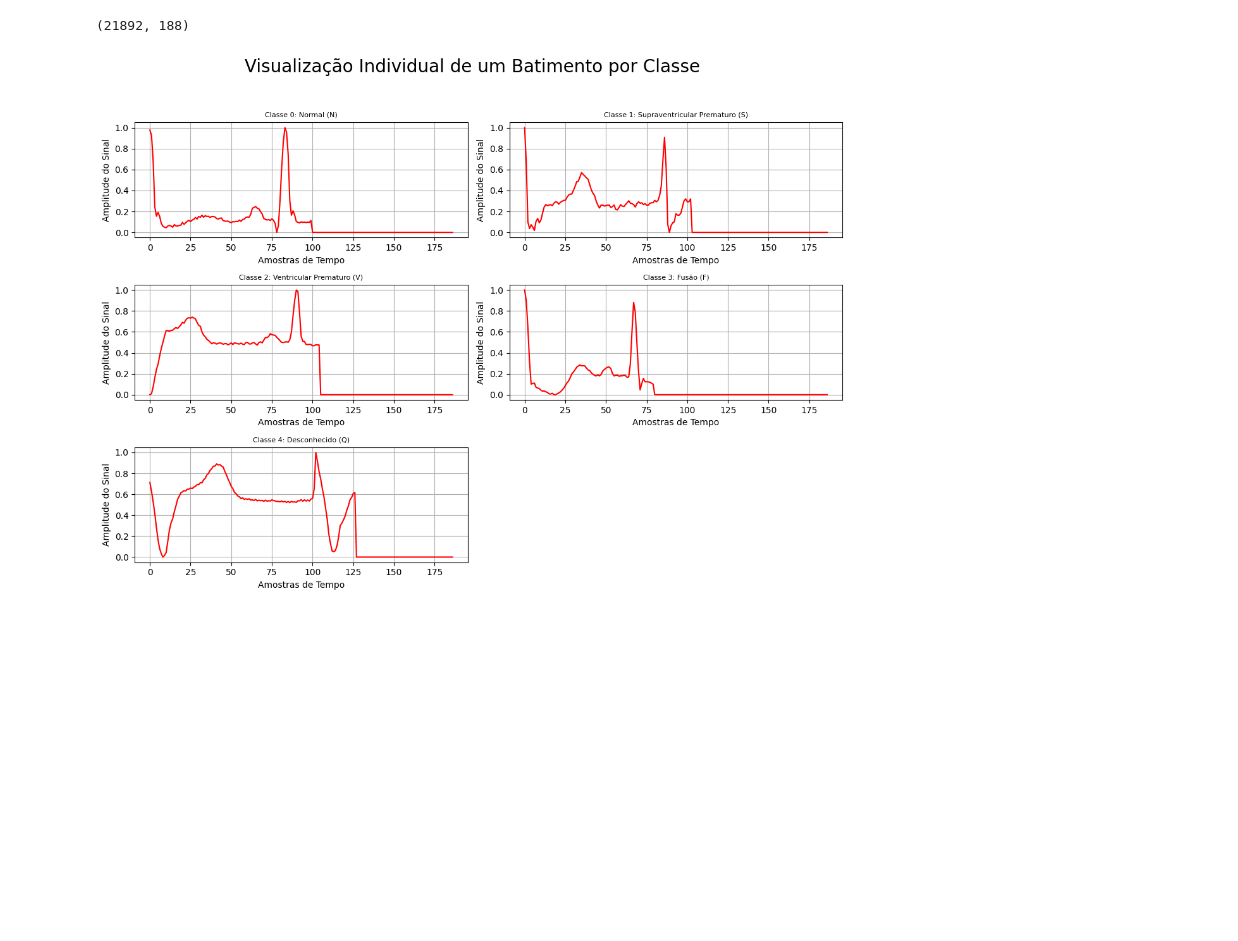
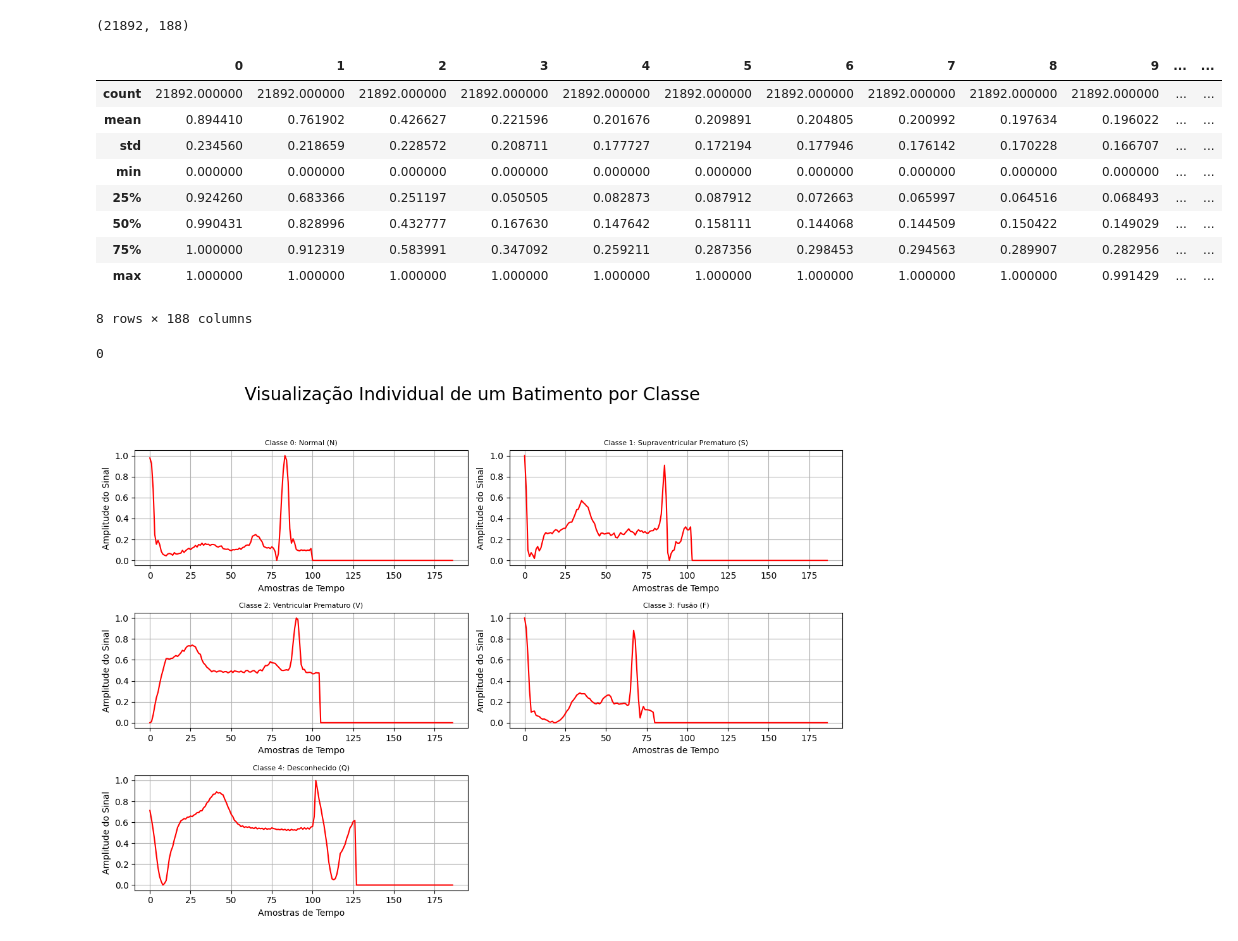
Before and after one commit to adrikll/Heartbeat-Classifier, a Jupyter notebook: analysis.ipynb, the cells around one changed output. Cells and saved outputs as stored; diff of their text form; code cells hidden in the pictures; blank space fills up the shorter version.

```diff
--- a/analysis.ipynb
+++ b/analysis.ipynb
@@ -34,6 +38,23 @@ df_test.head()
 df_test.shape
 # %% [output]
 (21892, 188)
+# %%
+df_test.describe()
+# %% [output]
+|  | 0 | 1 | 2 | 3 | 4 | 5 | 6 | 7 | 8 | 9 | ... | ... |
+| count | 21892.000000 | 21892.000000 | 21892.000000 | 21892.000000 | 21892.000000 | 21892.000000 | 21892.000000 | 21892.000000 | 21892.000000 | 21892.000000 | ... | ... |
+| mean | 0.894410 | 0.761902 | 0.426627 | 0.221596 | 0.201676 | 0.209891 | 0.204805 | 0.200992 | 0.197634 | 0.196022 | ... | ... |
+| std | 0.234560 | 0.218659 | 0.228572 | 0.208711 | 0.177727 | 0.172194 | 0.177946 | 0.176142 | 0.170228 | 0.166707 | ... | ... |
+| min | 0.000000 | 0.000000 | 0.000000 | 0.000000 | 0.000000 | 0.000000 | 0.000000 | 0.000000 | 0.000000 | 0.000000 | ... | ... |
+| 25% | 0.924260 | 0.683366 | 0.251197 | 0.050505 | 0.082873 | 0.087912 | 0.072663 | 0.065997 | 0.064516 | 0.068493 | ... | ... |
+| 50% | 0.990431 | 0.828996 | 0.432777 | 0.167630 | 0.147642 | 0.158111 | 0.144068 | 0.144509 | 0.150422 | 0.149029 | ... | ... |
+| 75% | 1.000000 | 0.912319 | 0.583991 | 0.347092 | 0.259211 | 0.287356 | 0.298453 | 0.294563 | 0.289907 | 0.282956 | ... | ... |
+| max | 1.000000 | 1.000000 | 1.000000 | 1.000000 | 1.000000 | 1.000000 | 1.000000 | 1.000000 | 1.000000 | 0.991429 | ... | ... |
+8 rows × 188 columns
+# %%
+df_test.isnull().sum().sum()
+# %% [output]
+0
 # %%
 CLASSES = {
     0: 'Normal (N)',
```
Also changed, not shown: parts of 1 cell of this notebook, 7 other files.
